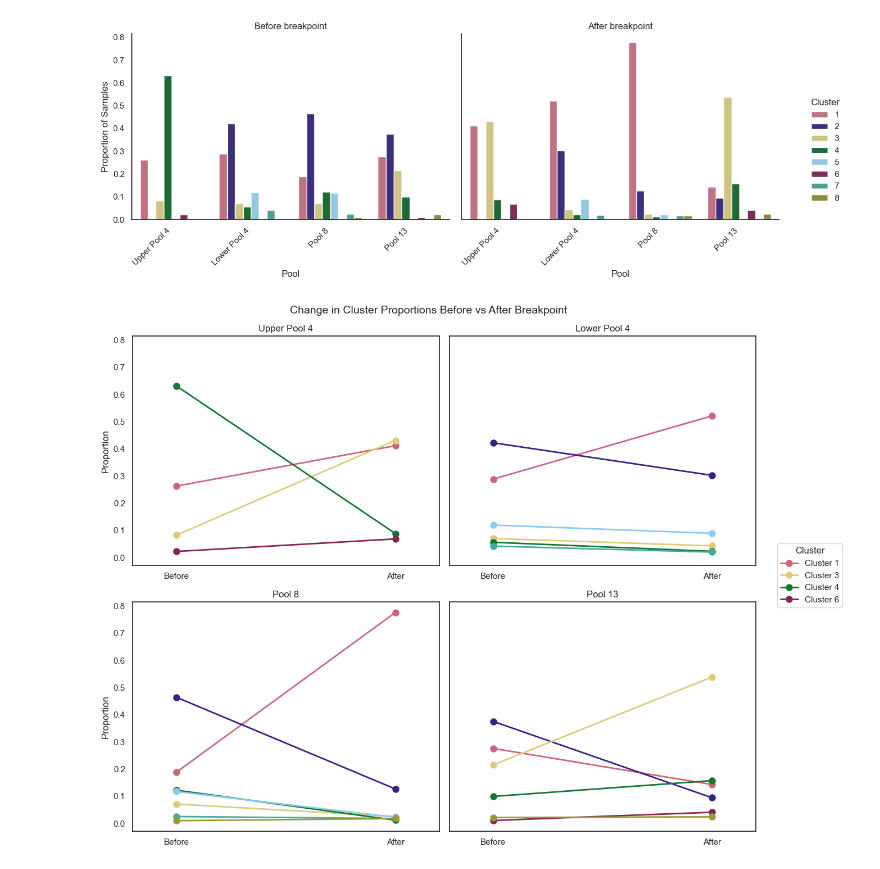
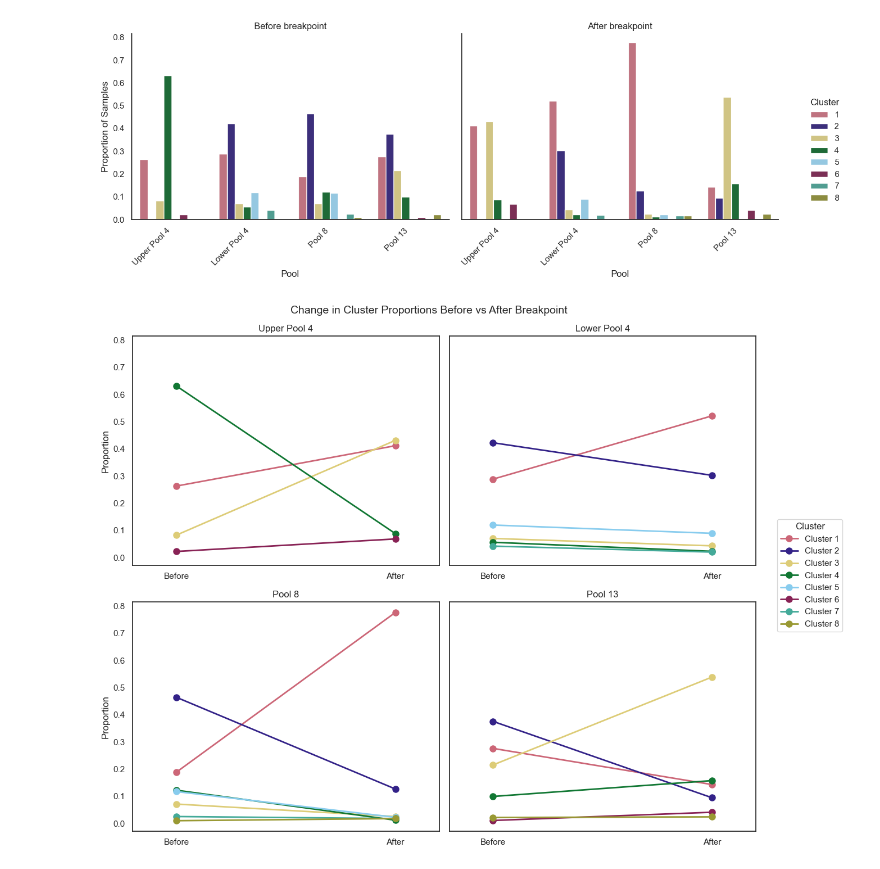
Before and after one commit to jppeirce/ltrm_fish, a Jupyter notebook: 3cluster_visualization.ipynb, the cells around one changed output. Cells and saved outputs as stored; diff of their text form; code cells hidden in the pictures.

```diff
--- a/3cluster_visualization.ipynb
+++ b/3cluster_visualization.ipynb
@@ -912,6 +922,7 @@ plt.show()
 [figure]
 # %%
 import tol_colors as tc
+import matplotlib.lines as mlines
 
 highlight_clusters = [1, 2, 3, 4, 5, 6, 7, 8]
 pool_order = ["Upper Pool 4", "Lower Pool 4", "Pool 8", "Pool 13"]
@@ -929,36 +940,46 @@ prop_df = (df_plot.groupby(['mode_pool', 'cluster', 'period'])
            .reset_index(name='count'))
 totals = prop_df.groupby(['mode_pool', 'period'])['count'].transform('sum')
 prop_df['proportion'] = prop_df['count'] / totals
 
 # Pivot for before/after comparison
 wide_df = prop_df.pivot_table(index=['mode_pool', 'cluster'],
                                columns='period', values='proportion').reset_index()
 wide_df.columns.name = None
 
 fig, axes = plt.subplots(2, 2, figsize=(12, 10), sharey=True)
 axes = axes.flatten()
 
 for idx, pool in enumerate(pool_order):
     ax = axes[idx]
     pool_data = wide_df[wide_df['mode_pool'] == pool]
 
     for _, row in pool_data.iterrows():
         cluster = row['cluster']
         color = cluster_colors.get(cluster, 'gray')
-        ax.plot([0, 1], [row['Before breakpoint'], row['After breakpoint']],
-                marker='o', color=color, linewidth=2, markersize=8, label=f'Cluster {cluster}')
+        before = row.get('Before breakpoint', None)
+        after = row.get('After breakpoint', None)
+
+        if pd.notna(before) and pd.notna(after):
+            ax.plot([0, 1], [before, after],
+                    marker='o', color=color, linewidth=2, markersize=8)
 
     ax.set_xticks([0, 1])
     ax.set_xticklabels(['Before', 'After'])
     ax.set_title(pool)
     ax.set_ylabel('Proportion' if idx % 2 == 0 else '')
     ax.set_xlim(-0.2, 1.2)
 
-handles, labels = axes[0].get_legend_handles_labels()
-fig.legend(handles, labels, loc='center right', bbox_to_anchor=(1.12, 0.5), title='Cluster')
+# Build legend manually — guarantees all clusters are always included
+handles = [
+    mlines.Line2D([0], [0], color=cluster_colors[c], marker='o',
+                  linewidth=2, markersize=8, label=f'Cluster {c}')
+    for c in highlight_clusters
+]
+
+fig.legend(handles=handles, loc='center right', bbox_to_anchor=(1.12, 0.5), title='Cluster')
 plt.suptitle('Change in Cluster Proportions Before vs After Breakpoint', fontsize=14)
 plt.tight_layout()
-plt.savefig('cluster_change_slopegraph.jpg', dpi=300, bbox_inches='tight')
+plt.savefig('cluster_change_pool_slopegraph.jpg', dpi=300, bbox_inches='tight')
 plt.show()
 # %% [output]
-[figure, old version]
+[figure, new version]
```
Also changed, not shown: parts of 5 cells of this notebook, 19 other files.
